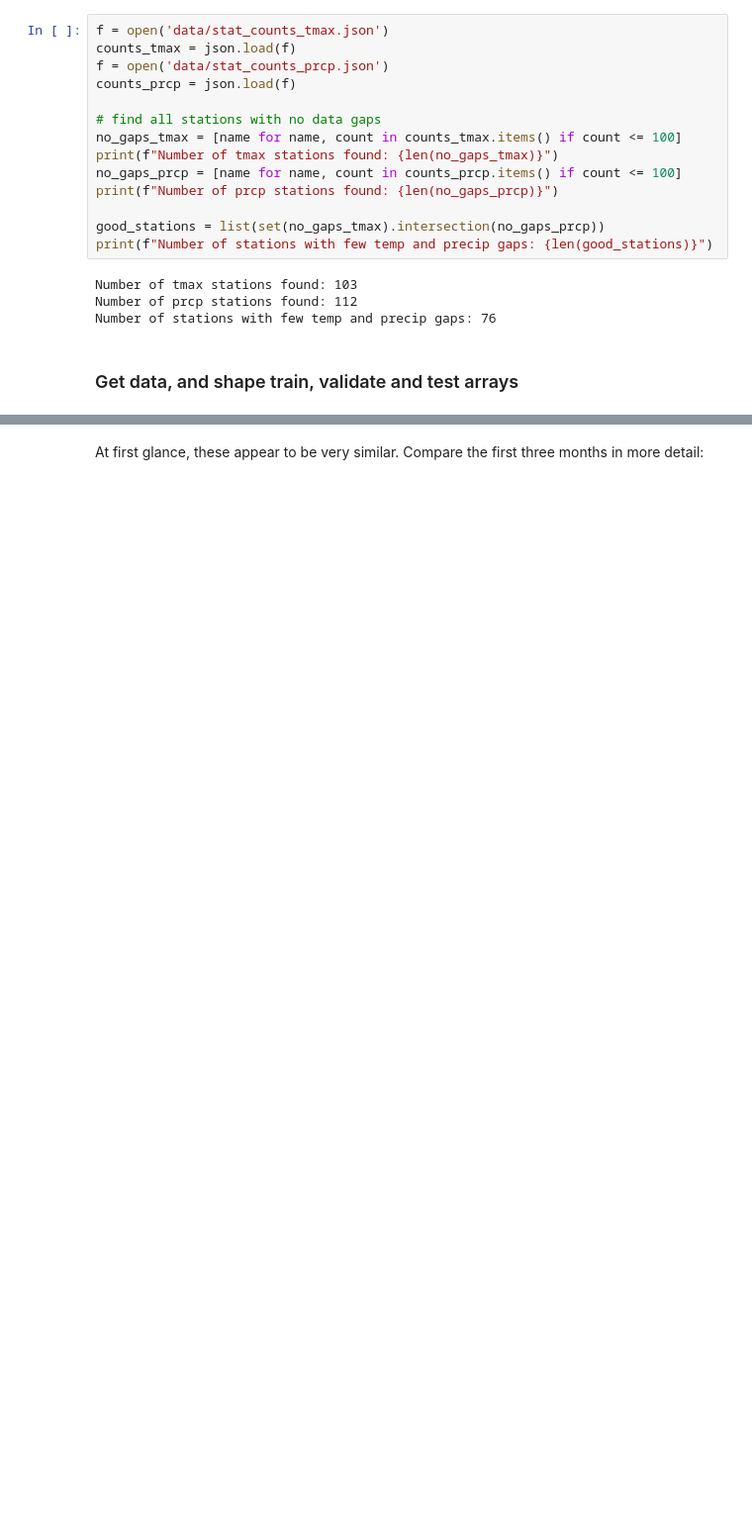
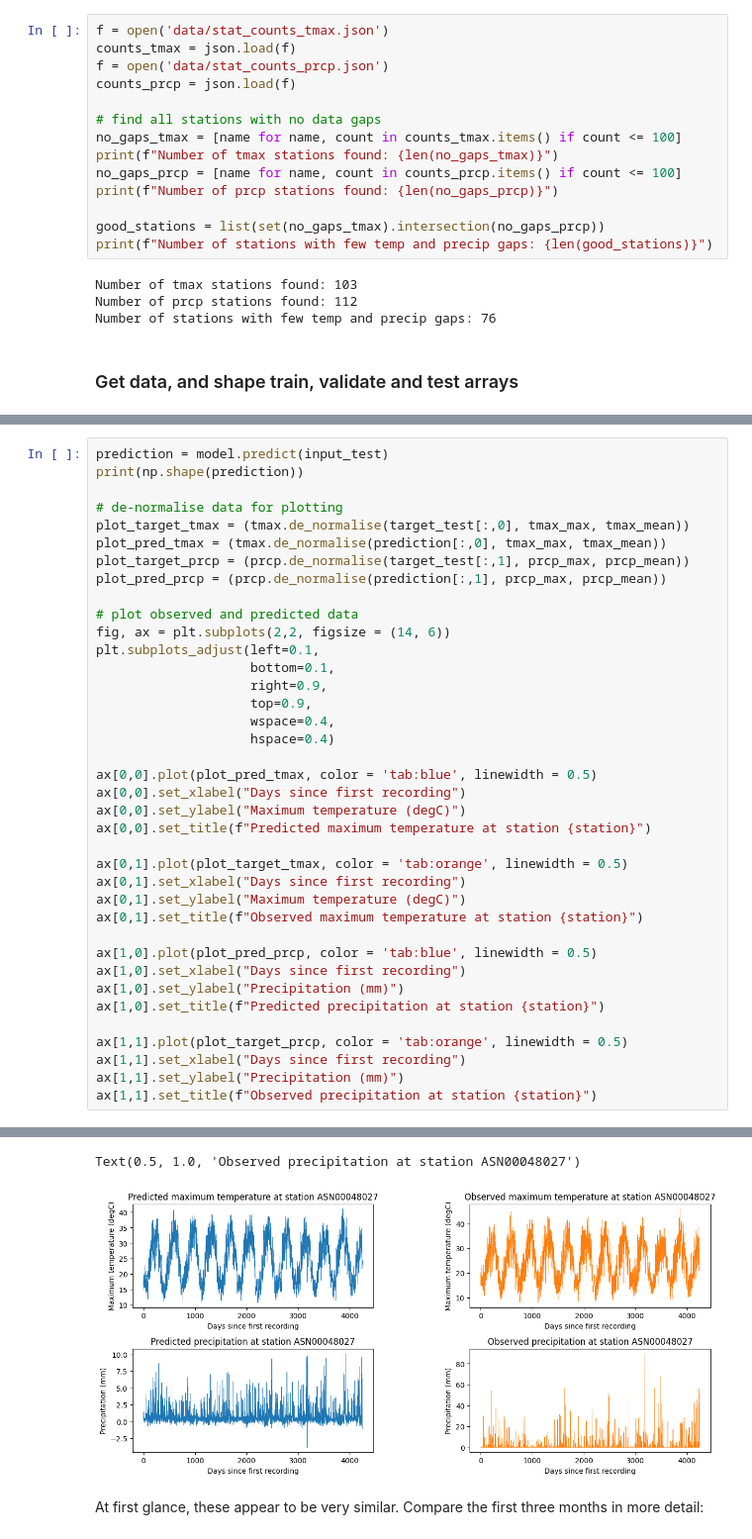
Before and after one commit to rhtweedie/ghcnd_ml, a Jupyter notebook: RNN_multi_var.ipynb, the cells around one changed output, grey strips where cells are left out. Shown at 99% size. Cells and saved outputs as stored; diff of their text form; blank space fills up the shorter version.

```diff
--- a/RNN_multi_var.ipynb
+++ b/RNN_multi_var.ipynb
@@ -187,0 +241,39 @@ ax[1].plot(target_test, color = 'tab:orange', linewidth = 0.5)
+# %%
+prediction = model.predict(input_test)
+print(np.shape(prediction))
+
+# de-normalise data for plotting
+plot_target_tmax = (tmax.de_normalise(target_test[:,0], tmax_max, tmax_mean))
+plot_pred_tmax = (tmax.de_normalise(prediction[:,0], tmax_max, tmax_mean))
+plot_target_prcp = (prcp.de_normalise(target_test[:,1], prcp_max, prcp_mean))
+plot_pred_prcp = (prcp.de_normalise(prediction[:,1], prcp_max, prcp_mean))
+
+# plot observed and predicted data
+fig, ax = plt.subplots(2,2, figsize = (14, 6))
+plt.subplots_adjust(left=0.1,
+                    bottom=0.1,
+                    right=0.9,
+                    top=0.9,
+                    wspace=0.4,
+                    hspace=0.4)
+
+ax[0,0].plot(plot_pred_tmax, color = 'tab:blue', linewidth = 0.5)
+ax[0,0].set_xlabel("Days since first recording")
+ax[0,0].set_ylabel("Maximum temperature (degC)")
+ax[0,0].set_title(f"Predicted maximum temperature at station {station}")
+
+ax[0,1].plot(plot_target_tmax, color = 'tab:orange', linewidth = 0.5)
+ax[0,1].set_xlabel("Days since first recording")
+ax[0,1].set_ylabel("Maximum temperature (degC)")
+ax[0,1].set_title(f"Observed maximum temperature at station {station}")
+
+ax[1,0].plot(plot_pred_prcp, color = 'tab:blue', linewidth = 0.5)
+ax[1,0].set_xlabel("Days since first recording")
+ax[1,0].set_ylabel("Precipitation (mm)")
+ax[1,0].set_title(f"Predicted precipitation at station {station}")
+
+ax[1,1].plot(plot_target_prcp, color = 'tab:orange', linewidth = 0.5)
+ax[1,1].set_xlabel("Days since first recording")
+ax[1,1].set_ylabel("Precipitation (mm)")
+ax[1,1].set_title(f"Observed precipitation at station {station}")
+# %% [output]
@@ -188,3 +282,5 @@ ax[1].plot(target_test, color = 'tab:orange', linewidth = 0.5)
+Text(0.5, 1.0, 'Observed precipitation at station ASN00048027')
+[figure, added]
 # %% [markdown]
 At first glance, these appear to be very similar. Compare the first three months in more detail:
 # %%
```
Also changed, not shown: parts of 12 cells of this notebook, 1 other file.
